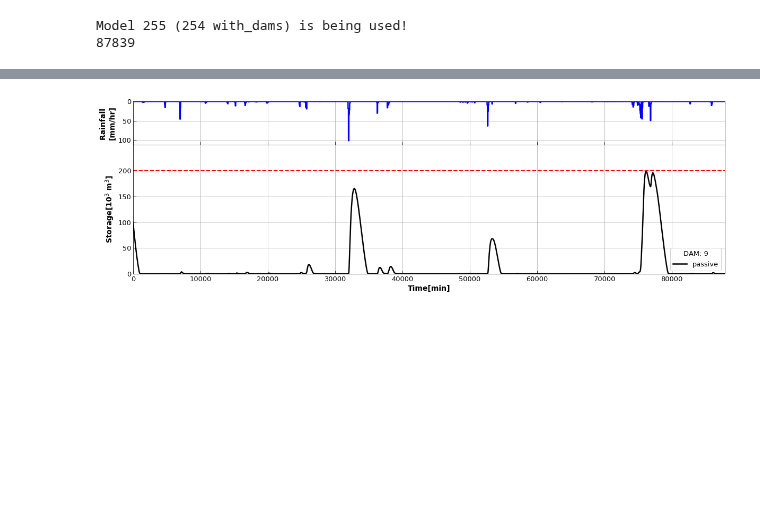
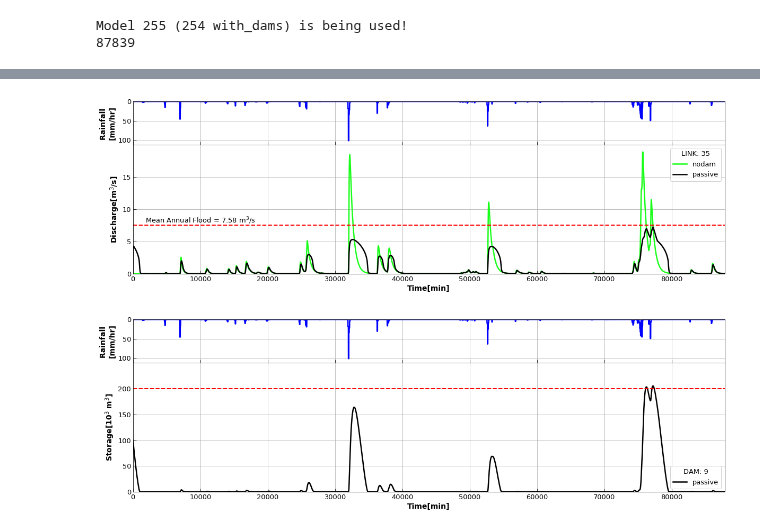
Before and after one commit to gurbuzf/DamStudy, a Jupyter notebook: dam_operation/simulations.ipynb, the cells around one changed output, grey strips where cells are left out. Drawn from its saved outputs; the diff is of its cells as text; code cells hidden in the pictures; blank space fills up the shorter version.

```diff
--- a/dam_operation/simulations.ipynb
+++ b/dam_operation/simulations.ipynb
@@ -49 +55,5 @@ plot_sim(81, forcing, [dc_nodam, dc_passive], pltKwargs, d_type='discharge', dis
+# %%
+plot_sim(35, forcing, [dc_nodam, dc_passive], pltKwargs, d_type='discharge', discharge_axis=[0,20,5], area=4.75, save='../../Supp_DamStudy/Hydro35'+s_name)
+# %% [output]
+[figure, added]
 # %%
```
Also changed, not shown: parts of 9 cells of this notebook, 5 other files.
